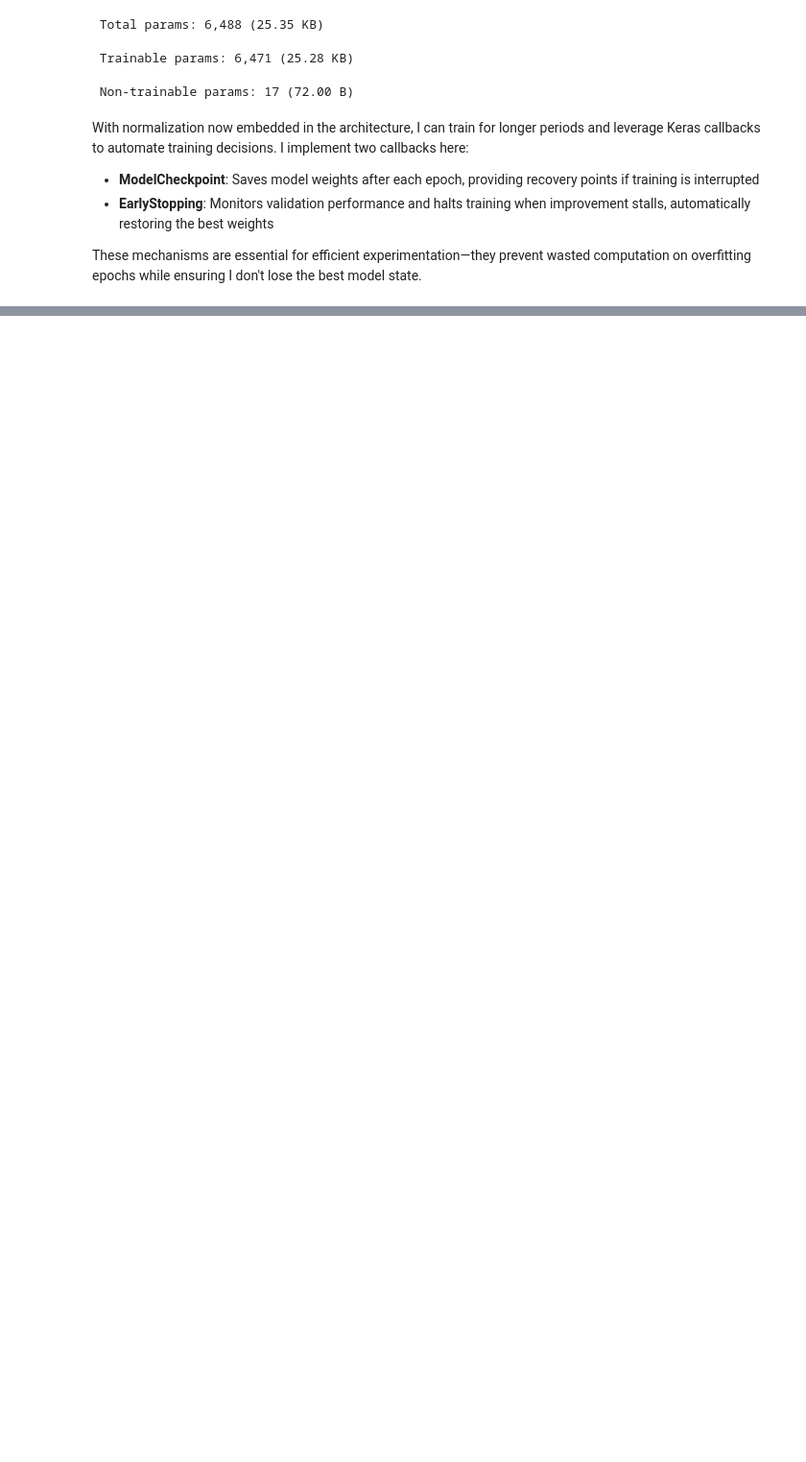
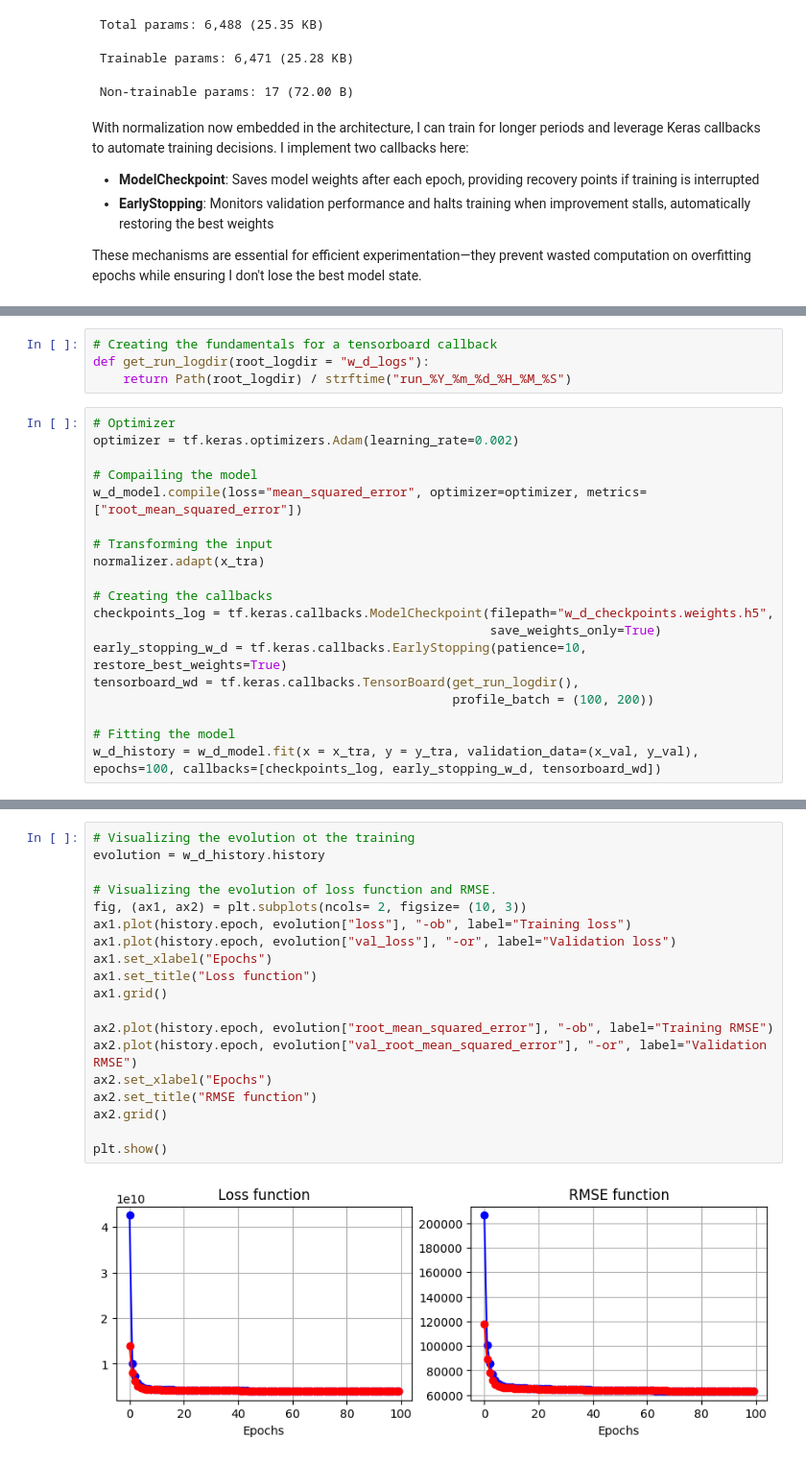
Before and after one commit to nescuderor/Personal_portfolio, a Jupyter notebook: 04_Neural_networks/02_basic_architectures.ipynb, the cells around one changed output, grey strips where cells are left out. Shown at 96% size. Saved outputs shown, nothing was run; the diff lists cells and outputs as text; blank space fills up the shorter version.

```diff
--- a/04_Neural_networks/02_basic_architectures.ipynb
+++ b/04_Neural_networks/02_basic_architectures.ipynb
@@ -308,0 +386,23 @@ Epoch 100/100
+# %%
+# Creating the fundamentals for a tensorboard callback
+def get_run_logdir(root_logdir = "w_d_logs"):
+    return Path(root_logdir) / strftime("run_%Y_%m_%d_%H_%M_%S")
+# %%
+# Optimizer
+optimizer = tf.keras.optimizers.Adam(learning_rate=0.002)
+
+# Compailing the model
+w_d_model.compile(loss="mean_squared_error", optimizer=optimizer, metrics=["root_mean_squared_error"])
+
+# Transforming the input
+normalizer.adapt(x_tra)
+
+# Creating the callbacks
+checkpoints_log = tf.keras.callbacks.ModelCheckpoint(filepath="w_d_checkpoints.weights.h5",
+                                                     save_weights_only=True)
+early_stopping_w_d = tf.keras.callbacks.EarlyStopping(patience=10, restore_best_weights=True)
+tensorboard_wd = tf.keras.callbacks.TensorBoard(get_run_logdir(),
+                                                profile_batch = (100, 200))
+
+# Fitting the model
+w_d_history = w_d_model.fit(x = x_tra, y = y_tra, validation_data=(x_val, y_val), epochs=100, callbacks=[checkpoints_log, early_stopping_w_d, tensorboard_wd])
@@ -308,0 +427,21 @@ Epoch 100/100
+# %%
+# Visualizing the evolution ot the training
+evolution = w_d_history.history
+
+# Visualizing the evolution of loss function and RMSE.
+fig, (ax1, ax2) = plt.subplots(ncols= 2, figsize= (10, 3))
+ax1.plot(history.epoch, evolution["loss"], "-ob", label="Training loss")
+ax1.plot(history.epoch, evolution["val_loss"], "-or", label="Validation loss")
+ax1.set_xlabel("Epochs")
+ax1.set_title("Loss function")
+ax1.grid()
+
+ax2.plot(history.epoch, evolution["root_mean_squared_error"], "-ob", label="Training RMSE")
+ax2.plot(history.epoch, evolution["val_root_mean_squared_error"], "-or", label="Validation RMSE")
+ax2.set_xlabel("Epochs")
+ax2.set_title("RMSE function")
+ax2.grid()
+
+plt.show()
+# %% [output]
+[figure, added]
```
Also changed, not shown: parts of 23 cells of this notebook.
